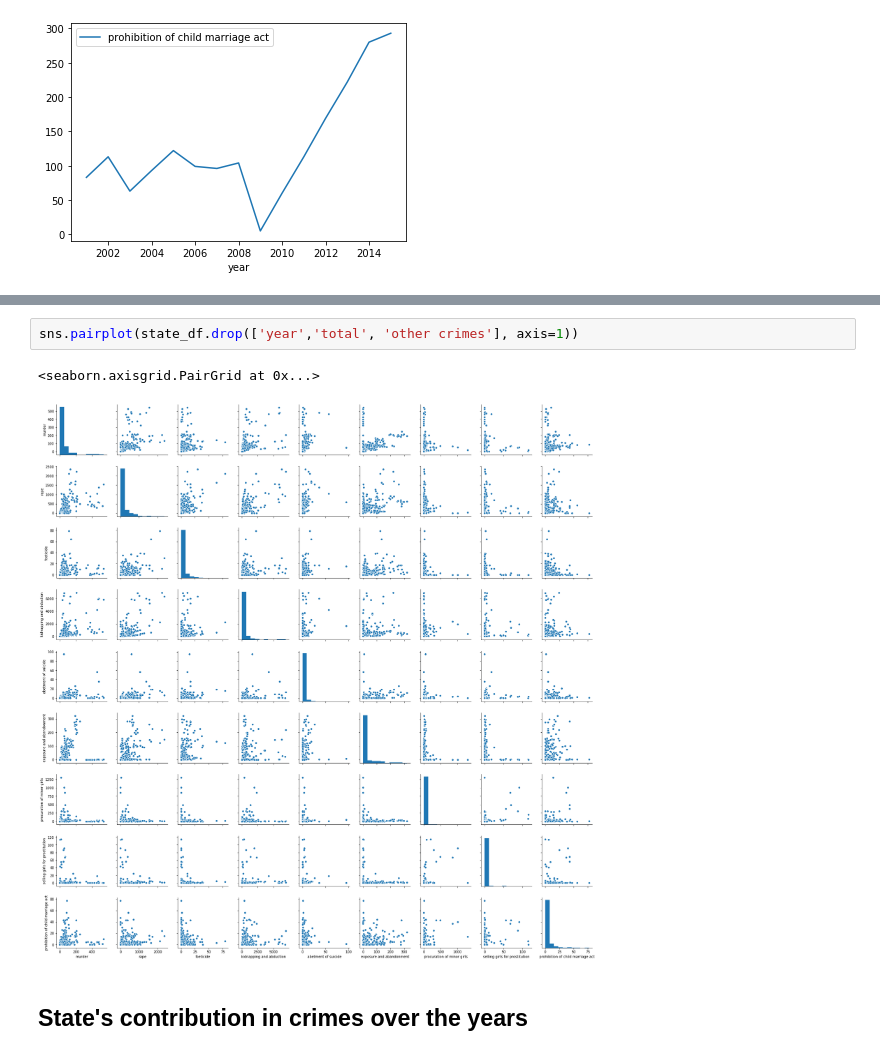
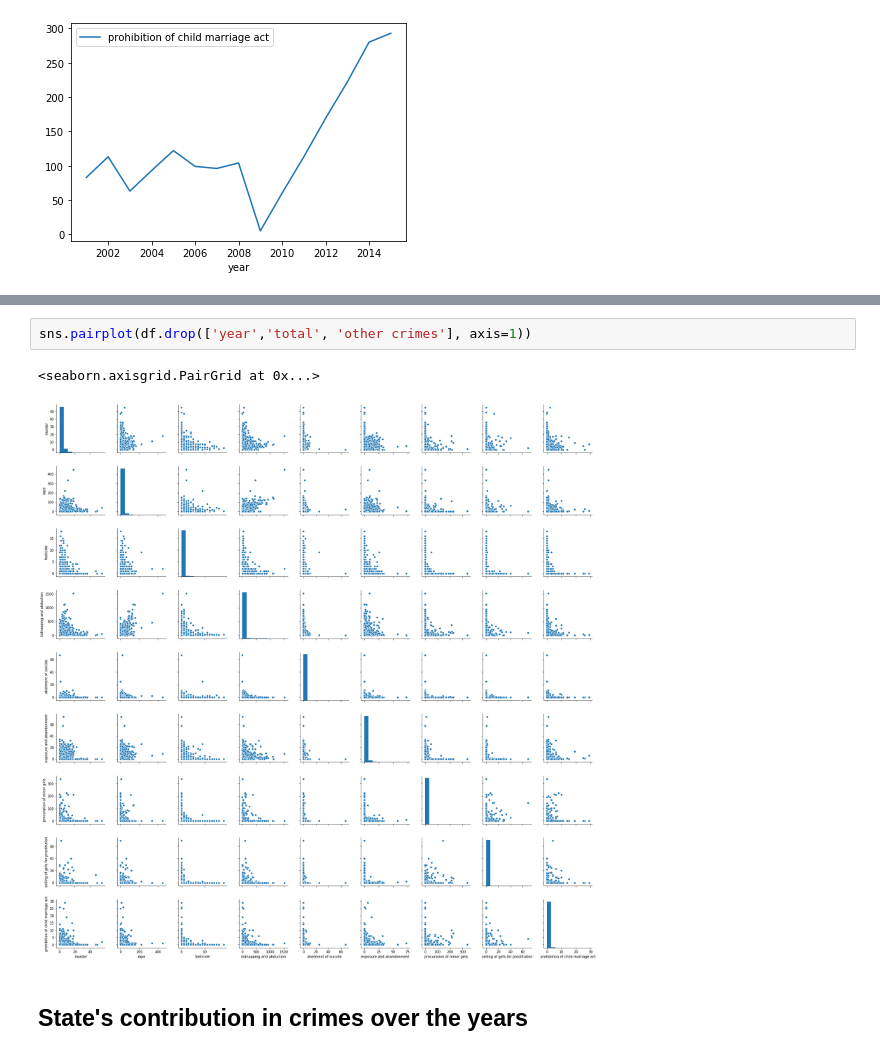
Before and after one commit to rynaa/crime-analysis-report-1, a Jupyter notebook: data_aggregation.ipynb, the cells around one changed output, grey strips where cells are left out. Cells and saved outputs as stored; diff of their text form.

Commit message:
visualisation: Modifies scatter plot with original dataset

```diff
--- a/data_aggregation.ipynb
+++ b/data_aggregation.ipynb
@@ -145,10 +168,10 @@ state_df.drop(['year','total', 'other crimes'], axis=1).corr()
 | selling girls for prostitution | 0.030914 | 0.035763 | -0.013194 | 0.114830 | 0.081104 | -0.015593 | ... |
 | prohibition of child marriage act | 0.264261 | 0.278366 | 0.140500 | 0.233544 | 0.176690 | 0.362331 | ... |
 # %%
-sns.pairplot(state_df.drop(['year','total', 'other crimes'], axis=1))
+sns.pairplot(df.drop(['year','total', 'other crimes'], axis=1))
 # %% [output]
 <seaborn.axisgrid.PairGrid at 0x...>
-[figure, old version]
+[figure, new version]
 # %% [markdown]
 ## State's contribution in crimes over the years
 # %%
```
Also changed, not shown: parts of 8 cells of this notebook.
